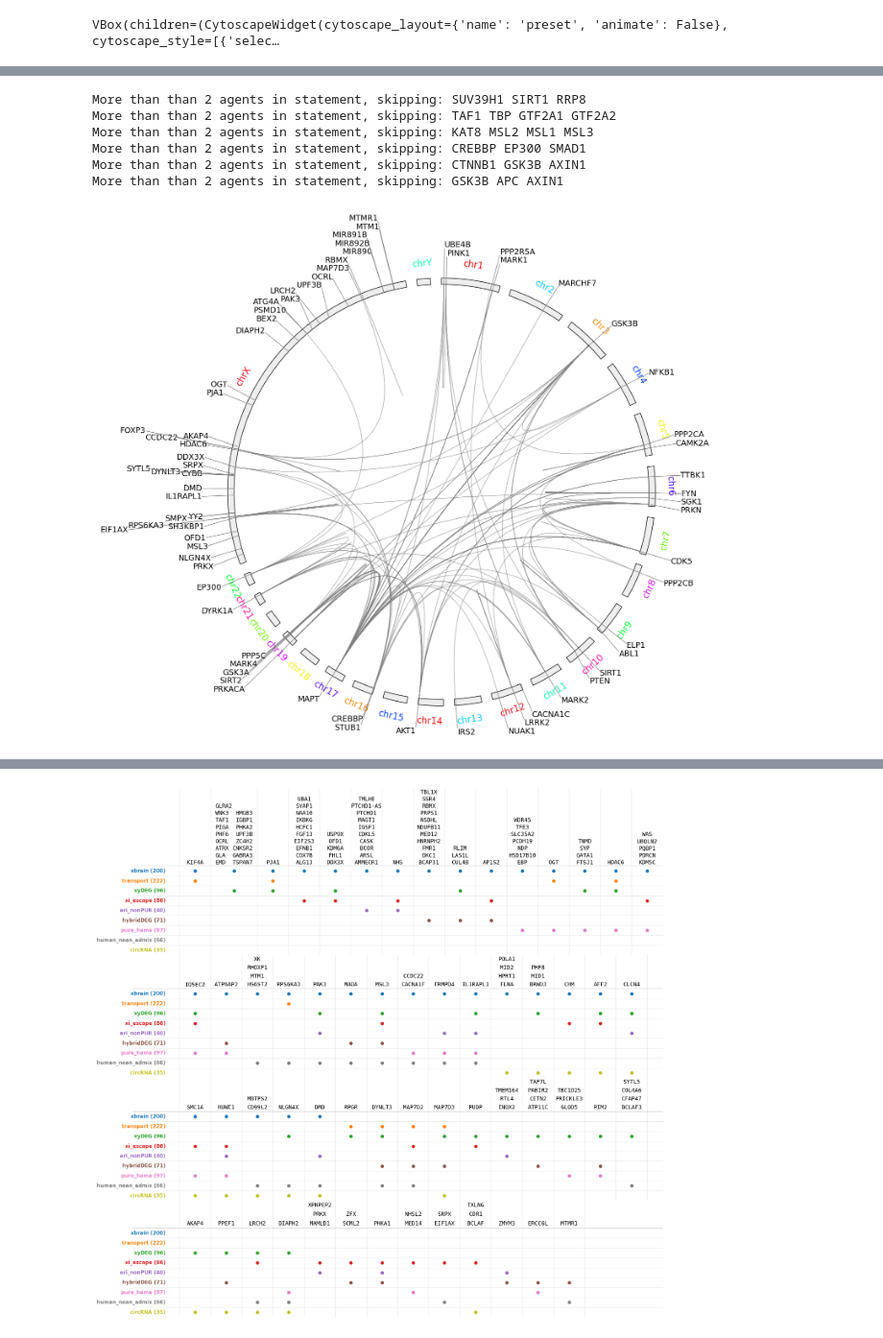
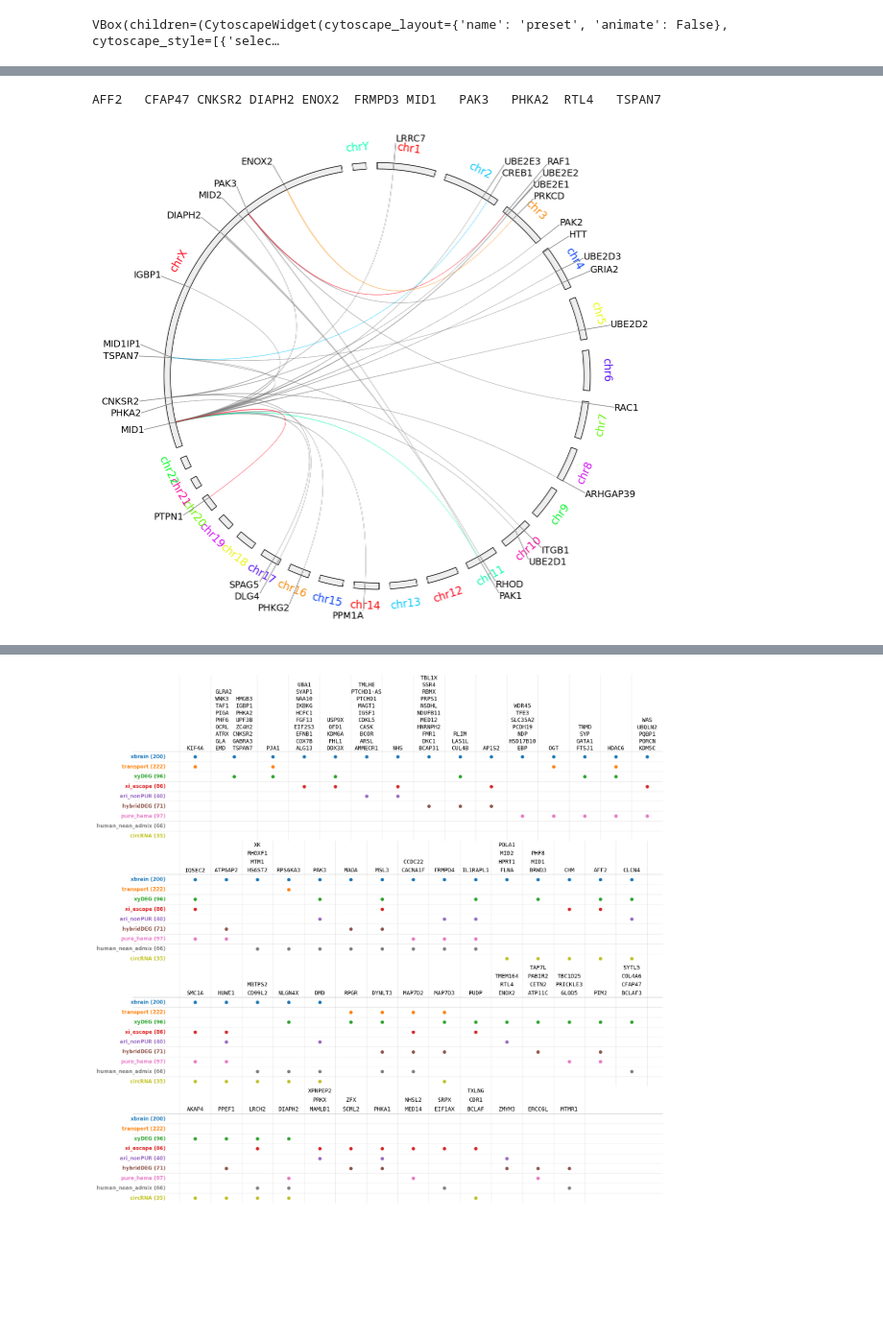
Before and after one commit to munch-group/interaction-store, a Jupyter notebook: interaction_store.ipynb, the cells around one changed output, grey strips where cells are left out. Shown at 96% size. Cells and saved outputs as stored; diff of their text form; code cells hidden in the pictures; blank space fills up the shorter version.

```diff
--- a/interaction_store.ipynb
+++ b/interaction_store.ipynb
@@ -502,0 +540,22 @@ VBox(children=(CytoscapeWidget(cytoscape_layout={'name': 'preset', 'animate': Fa
+# %%
+
+
+
+# genes = query_genes(groups=r'PTM enzymes|ari_nonPUR|cDEG|cargo_gating|ech90_regions|hum_nean_admix|hybridDEG|linAR_human|nDEG|signalling/ion channel|tubulin_transport')
+# genes = query_genes(groups=r'cDEG')
+# genes = query_genes(groups=r'ari_nonPUR')
+
+genes = sheet.get('ari_nonPUR') & (sheet.get('cDEG') | sheet.get('nDEG'))
+print(genes)
+stmts = cached_get_statements(genes,
+                              confidence='supported',
+                              parallel=4)
+stmts = filter_statements(stmts)
+reg = json.loads(Path(genes_path).read_text())
+circos_plot(stmts,
+            figsize=(6, 6),
+            cmap = register_shifted_cmap('hsv'),
+            scalings=dict(chrX=10),
+            link_kwargs=dict(alpha=0.5,
+             lw=0.3)
+            )
@@ -503,18 +565,18 @@ VBox(children=(CytoscapeWidget(cytoscape_layout={'name': 'preset', 'animate': Fa
 # %%
-
-#stmts = load_store(statements_path)
+genes = sheet.get('ari_relate_PUR') & (sheet.get('cDEG') | sheet.get('nDEG'))
+print(genes)
+stmts = cached_get_statements(genes,
+                              confidence='supported',
+                              parallel=4)
+stmts = filter_statements(stmts)
 reg = json.loads(Path(genes_path).read_text())
 circos_plot(stmts,
-            reg,
+            figsize=(6, 6),
             cmap = register_shifted_cmap('hsv'),
             scalings=dict(chrX=10),
-            link_kwargs=dict(alpha=0.5, color='grey', lw=0.5)
+            link_kwargs=dict(alpha=0.5,
+             lw=0.3)
             )
 # %% [output]
-More than than 2 agents in statement, skipping: SUV39H1 SIRT1 RRP8
-More than than 2 agents in statement, skipping: TAF1 TBP GTF2A1 GTF2A2
-More than than 2 agents in statement, skipping: KAT8 MSL2 MSL1 MSL3
-More than than 2 agents in statement, skipping: CREBBP EP300 SMAD1
-More than than 2 agents in statement, skipping: CTNNB1 GSK3B AXIN1
-More than than 2 agents in statement, skipping: GSK3B APC AXIN1
+AFF2   CFAP47 CNKSR2 DIAPH2 ENOX2  FRMPD3 MID1   PAK3   PHKA2  RTL4   TSPAN7
-[figure, old version]
+[figure, new version]
```
Also changed, not shown: parts of 5 cells of this notebook, 1 other file.
